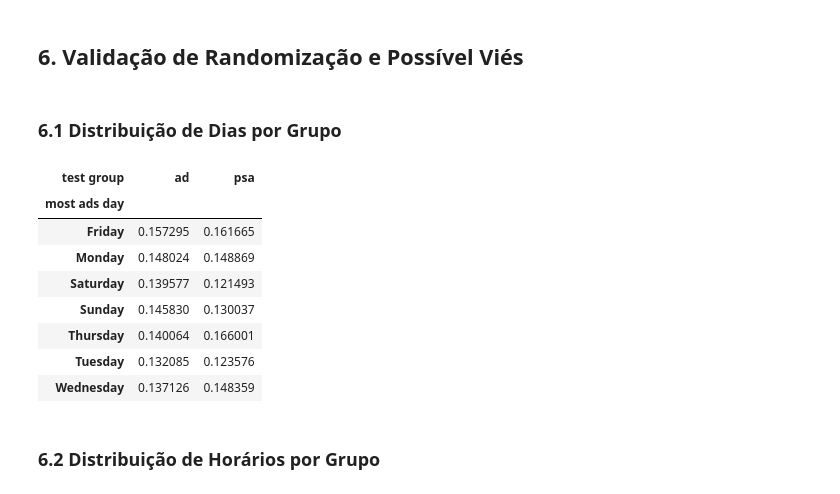
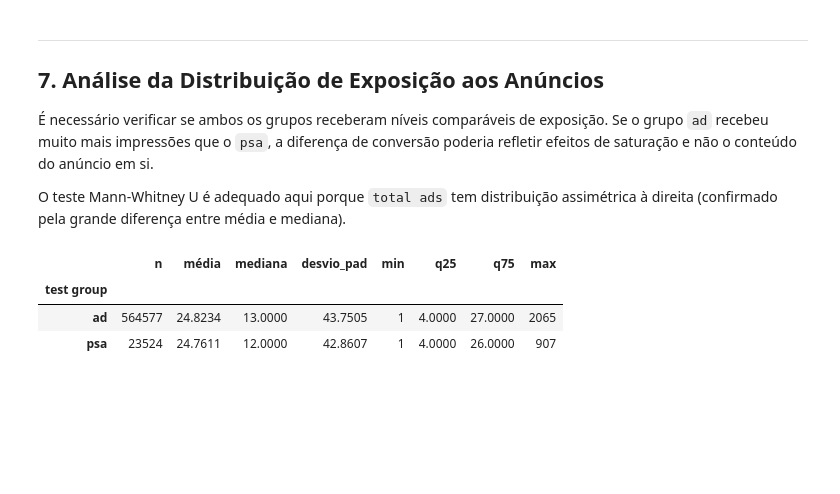
Before and after one commit to Leticia0587/marketing-ab-testing-statistical-inference, a Jupyter notebook: notebooks/01_exploratory_analysis.ipynb, the cells around one changed output. Cells and saved outputs as stored; diff of their text form; code cells hidden in the pictures; blank space fills up the shorter version.

```diff
--- a/notebooks/01_exploratory_analysis.ipynb
+++ b/notebooks/01_exploratory_analysis.ipynb
@@ -36,2 +56,4 @@ import seaborn as sns
 # %%
-df = pd.read_csv('../data/marketing_AB.csv')
+df_raw = pd.read_csv('../data/marketing_AB.csv')
+print(f'Shape bruto: {df_raw.shape}')
+df_raw.head(3)
@@ -38,3 +66,8 @@ df = pd.read_csv('../data/marketing_AB.csv')
 # %%
-df.sample(10)
+# Remove coluna de índice gerada na exportação do CSV.
+# 'Unnamed: 0' é um índice de linha, não uma variável — mantê-la
+# adicionaria ruído e confundiria análises posteriores.
+df = df_raw.drop(columns=['Unnamed: 0'])
+print(f'Shape após remoção da coluna de índice: {df.shape}')
+df.head(3)
 # %% [output]
@@ -51,0 +132,9 @@ df.sample(10)
+# %%
+n_duplicados = df.duplicated().sum()
+print(f'Linhas duplicadas: {n_duplicados}')
+
+if n_duplicados > 0:
+    df = df.drop_duplicates()
+    print(f'Removidas {n_duplicados} linhas duplicadas. Novo shape: {df.shape}')
+else:
+    print('Nenhuma linha duplicada encontrada. Dataset limpo.')
@@ -51,0 +172,13 @@ df.sample(10)
+# %%
+grupos_por_usuario = df.groupby('user id')['test group'].nunique()
+contaminados       = (grupos_por_usuario > 1).sum()
+
+print(f'Usuários em mais de um grupo: {contaminados}')
+
+if contaminados > 0:
+    print('ATENÇÃO: Contaminação entre grupos detectada. Esses usuários devem ser excluídos.')
+    ids_contaminados = grupos_por_usuario[grupos_por_usuario > 1].index
+    df = df[~df['user id'].isin(ids_contaminados)]
+    print(f'Removidos {contaminados} usuários contaminados. Novo shape: {df.shape}')
+else:
+    print('Nenhuma contaminação detectada. Isolamento experimental preservado.')
@@ -170,18 +496,21 @@ absolute_diff, relative_diff
 # %% [markdown]
-## 6. Validação de Randomização e Possível Viés
+---
+## 7. Análise da Distribuição de Exposição aos Anúncios
+
+É necessário verificar se ambos os grupos receberam níveis comparáveis de exposição. Se o grupo `ad` recebeu muito mais impressões que o `psa`, a diferença de conversão poderia refletir efeitos de saturação e não o conteúdo do anúncio em si.
+
+O teste Mann-Whitney U é adequado aqui porque `total ads` tem distribuição assimétrica à direita (confirmado pela grande diferença entre média e mediana).
-# %% [markdown]
-### 6.1 Distribuição de Dias por Grupo
 # %%
-pd.crosstab(df['most ads day'], df['test group'], normalize='columns')
+stats_exposicao = df.groupby('test group')['total ads'].agg(
+    ['count', 'mean', 'median', 'std', 'min',
+     lambda x: x.quantile(0.25),
+     lambda x: x.quantile(0.75),
+     'max']
+)
+stats_exposicao.columns = ['n', 'média', 'mediana', 'desvio_pad', 'min', 'q25', 'q75', 'max']
+stats_exposicao
 # %% [output]
-| test group | ad | psa |
-| most ads day |  |  |
-| Friday | 0.157295 | 0.161665 |
-| Monday | 0.148024 | 0.148869 |
-| Saturday | 0.139577 | 0.121493 |
-| Sunday | 0.145830 | 0.130037 |
-| Thursday | 0.140064 | 0.166001 |
-| Tuesday | 0.132085 | 0.123576 |
-| Wednesday | 0.137126 | 0.148359 |
+|  | n | média | mediana | desvio_pad | min | q25 | q75 | max |
+| test group |  |  |  |  |  |  |  |  |
+| ad | 564577 | 24.8234 | 13.0000 | 43.7505 | 1 | 4.0000 | 27.0000 | 2065 |
+| psa | 23524 | 24.7611 | 12.0000 | 42.8607 | 1 | 4.0000 | 26.0000 | 907 |
-# %% [markdown]
-### 6.2 Distribuição de Horários por Grupo
```
Also changed, not shown: parts of 57 cells of this notebook, 10 other files.
